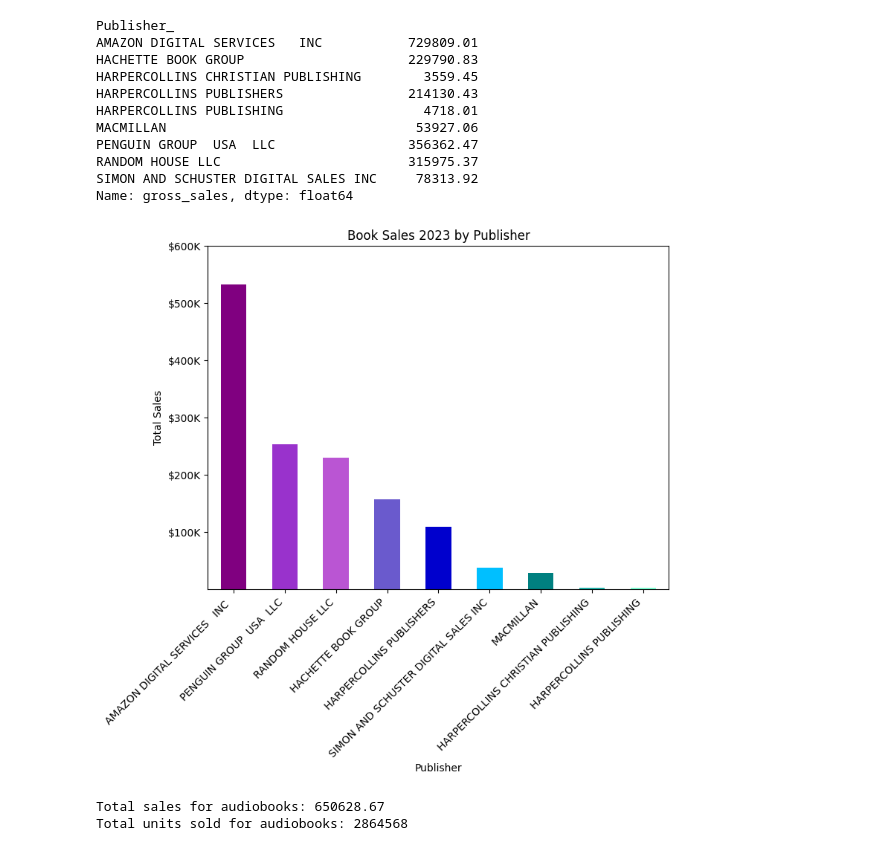
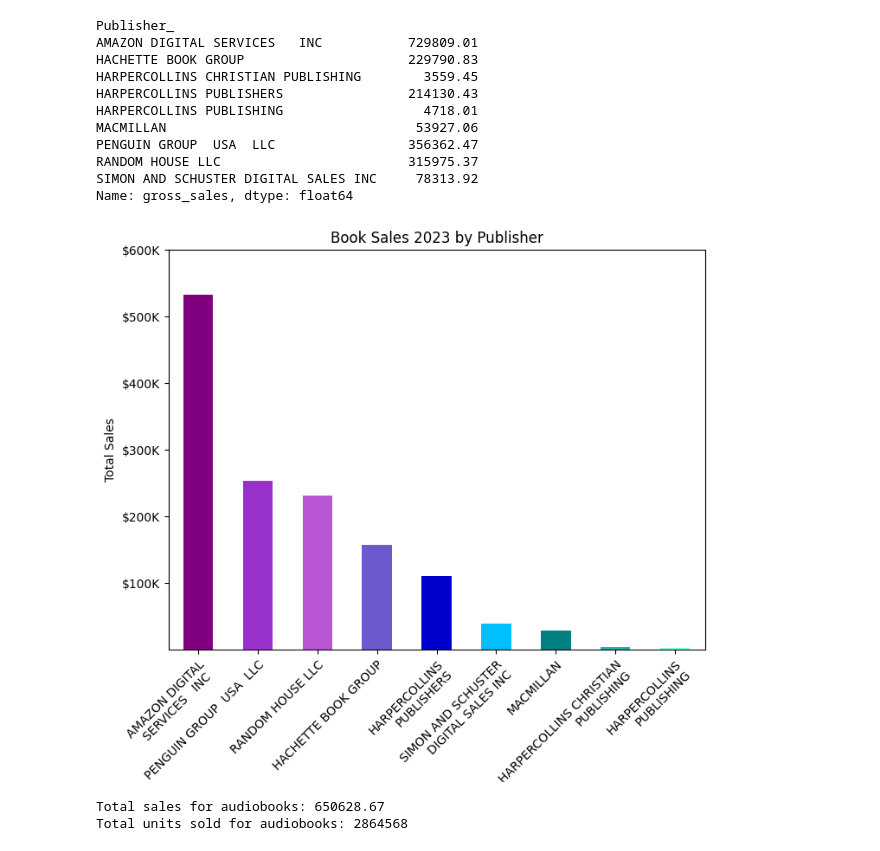
Before and after one commit to ammabe1/Publish-Me---Release-Assistant, a Jupyter notebook: Publish_Me Release_Assistant.ipynb, the cells around one changed output. Drawn from its saved outputs; the diff is of its cells as text; code cells hidden in the pictures.

Commit message:
updates to graphs

```diff
--- a/Publish_Me Release_Assistant.ipynb
+++ b/Publish_Me Release_Assistant.ipynb
@@ -1145,31 +1083,34 @@ Name: gross_sales, dtype: float64
 # %%
 #sales by publisher
 # #grouped_data = df.groupby('Category')['Value'].sum()
 sales_by_publisher_grouped_by = Full_Book_Details_mod2.groupby('Publisher_')['gross_sales'].sum()
 
 # # Plot the grouped data as a bar chart
 # sales_by_publisher_grouped_by.plot(kind='bar', title='Book Sales by Publisher')
 # plt.xlabel('Publisher')
 # plt.ylabel('Sales Totals')
 # plt.show()
 
 colors = ['purple','darkorchid','mediumorchid','slateblue','mediumblue','deepskyblue','teal','lightseagreen','aquamarine','mediumspringgreen','lime','green','greenyellow','gold','darkorange','crimson','mediumvioletred']
 
 fig, ax = plt.subplots(figsize=(8,6))
 sales_by_publisher_grouped_by.sort_values(ascending=False).plot(kind='bar', color=colors)
+
 labels = ax.get_xticklabels()
+
 plt.setp(labels,
           rotation = 45,
-          horizontalalignment='right')
+          horizontalalignment='right',
+          wrap=True)
 ax.set(ylim=[10,600000],
        ylabel='Total Sales', xlabel='Publisher',
        title='Book Sales 2023 by Publisher')
 ax.yaxis.set_major_formatter(currency)
 
 plt.savefig('barplot_2023_Booksales_by_Publisher.png')
 plt.show()
 # %% [output]
-[figure, old version]
+[figure, new version]
 # %%
 #Audio book sales numbers and units sold -- high seller in dataset
 
```
Also changed, not shown: parts of 19 cells of this notebook, 1 other file.
